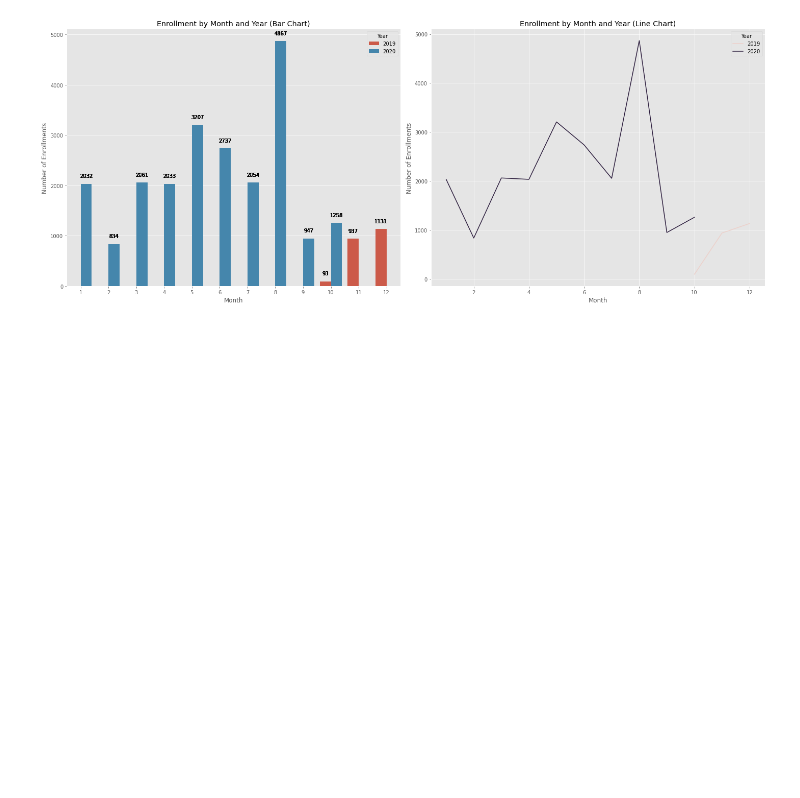
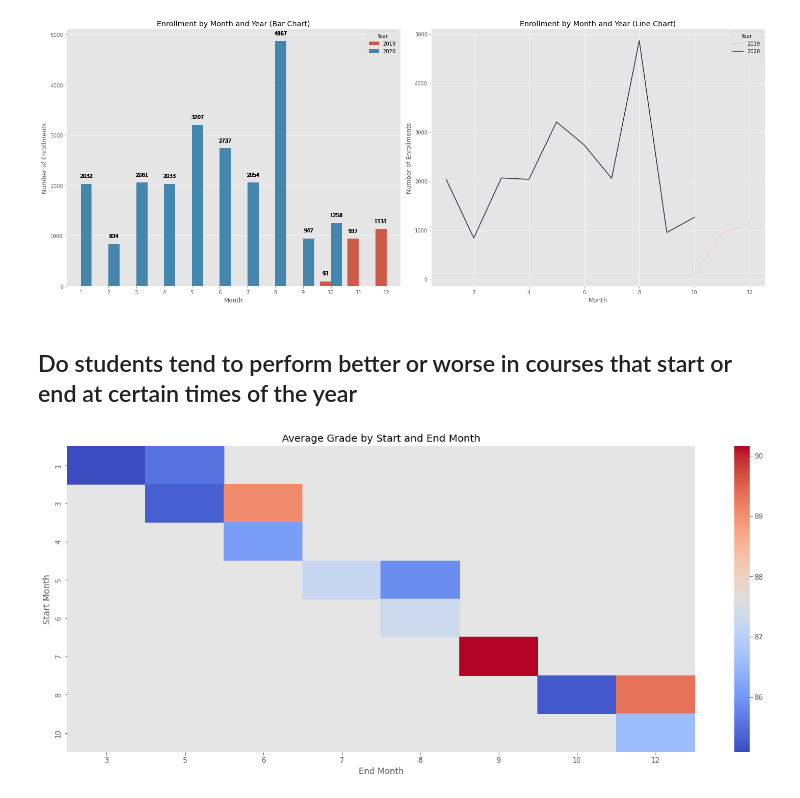
Before and after one commit to iamharkirat/EDA, a Jupyter notebook: learning_enterprise.ipynb, the cells around one changed output. Cells and saved outputs as stored; diff of their text form; code cells hidden in the pictures; blank space fills up the shorter version.

```diff
--- a/learning_enterprise.ipynb
+++ b/learning_enterprise.ipynb
@@ -476,6 +476,37 @@ plt.tight_layout()
 plt.show()
 # %% [output]
 [figure]
+# %% [markdown]
+## Do students tend to perform better or worse in courses that start or end at certain times of the year
+# %%
+# Filter out rows with missing data in the 'Grade' column
+df = df[df['Grade'].notna()]
+
+# Create a new column with the month of the course start date
+df['Start Month'] = df['Course Start Date'].dt.month
+
+# Create a new column with the month of the course end date
+df['End Month'] = df['Course End Date'].dt.month
+
+# Group the data by start and end month, and calculate the average grade for each group
+grouped = df.groupby(['Start Month', 'End Month'])
+avg_grade = grouped['Grade'].mean().reset_index()
+
+# Pivot the data to create a heatmap
+heatmap_data = avg_grade.pivot('Start Month', 'End Month', 'Grade')
+
+# Create the heatmap using seaborn
+sns.heatmap(heatmap_data, cmap='coolwarm')
+
+# Set the plot title and axis labels
+plt.title('Average Grade by Start and End Month')
+plt.xlabel('End Month')
+plt.ylabel('Start Month')
+
+# Show the plot
+plt.show()
+# %% [output]
+[figure, added]
 # %%
 df.head()
 # %% [output]
```
